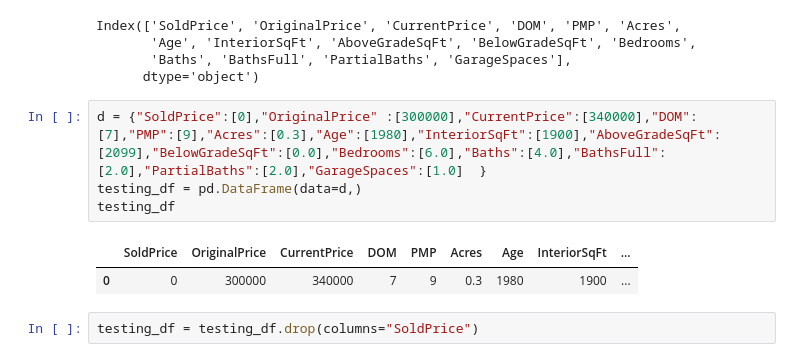
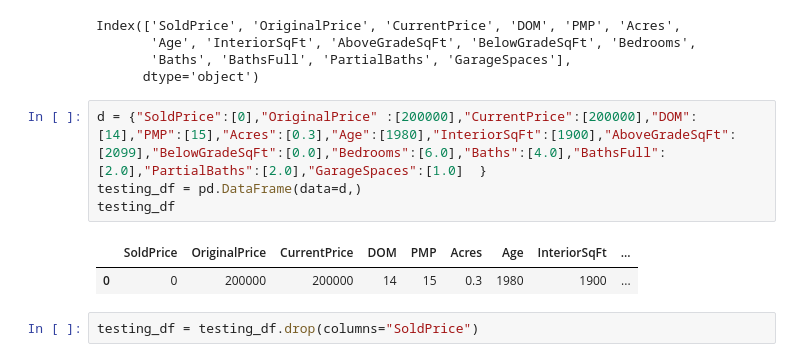
Before and after one commit to stefcenti2022/RealLeads, a Jupyter notebook: mlTestSupervised.ipynb, the cells around one changed output. Drawn from its saved outputs; the diff is of its cells as text.

```diff
--- a/mlTestSupervised.ipynb
+++ b/mlTestSupervised.ipynb
@@ -686,12 +686,12 @@ Index(['SoldPrice', 'OriginalPrice', 'CurrentPrice', 'DOM', 'PMP', 'Acres',
        'Baths', 'BathsFull', 'PartialBaths', 'GarageSpaces'],
       dtype='object')
 # %%
-d = {"SoldPrice":[0],"OriginalPrice" :[300000],"CurrentPrice":[340000],"DOM":[7],"PMP":[9],"Acres":[0.3],"Age":[1980],"InteriorSqFt":[1900],"AboveGradeSqFt":[2099],"BelowGradeSqFt":[0.0],"Bedrooms":[6.0],"Baths":[4.0],"BathsFull":[2.0],"PartialBaths":[2.0],"GarageSpaces":[1.0]  }
+d = {"SoldPrice":[0],"OriginalPrice" :[200000],"CurrentPrice":[200000],"DOM":[14],"PMP":[15],"Acres":[0.3],"Age":[1980],"InteriorSqFt":[1900],"AboveGradeSqFt":[2099],"BelowGradeSqFt":[0.0],"Bedrooms":[6.0],"Baths":[4.0],"BathsFull":[2.0],"PartialBaths":[2.0],"GarageSpaces":[1.0]  }
 testing_df = pd.DataFrame(data=d,)
 testing_df
 # %% [output]
 |  | SoldPrice | OriginalPrice | CurrentPrice | DOM | PMP | Acres | Age | InteriorSqFt | ... |
-| 0 | 0 | 300000 | 340000 | 7 | 9 | 0.3 | 1980 | 1900 | ... |
+| 0 | 0 | 200000 | 200000 | 14 | 15 | 0.3 | 1980 | 1900 | ... |
 # %%
 testing_df = testing_df.drop(columns="SoldPrice")
 # %%
```
Also changed, not shown: parts of 10 cells of this notebook.
